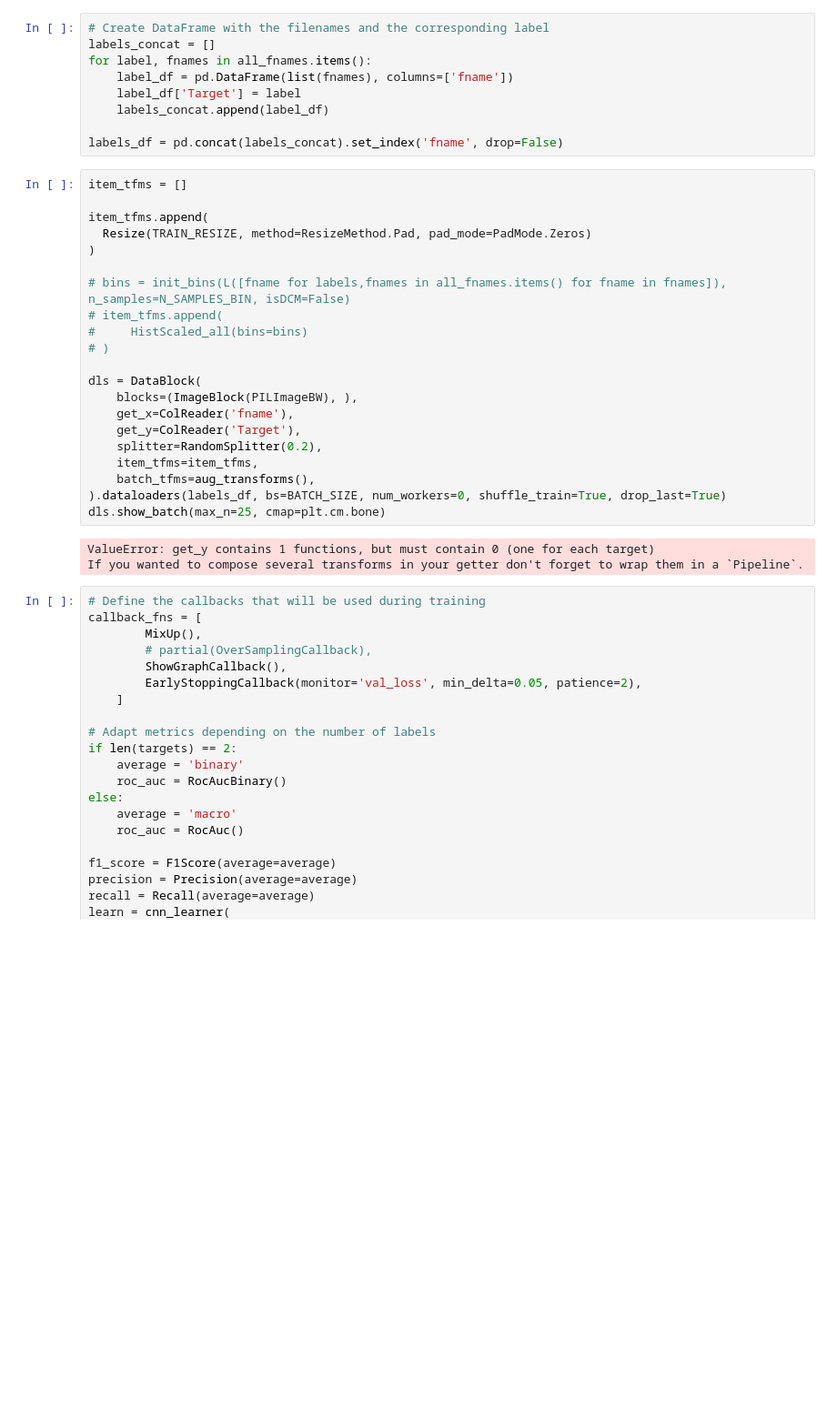
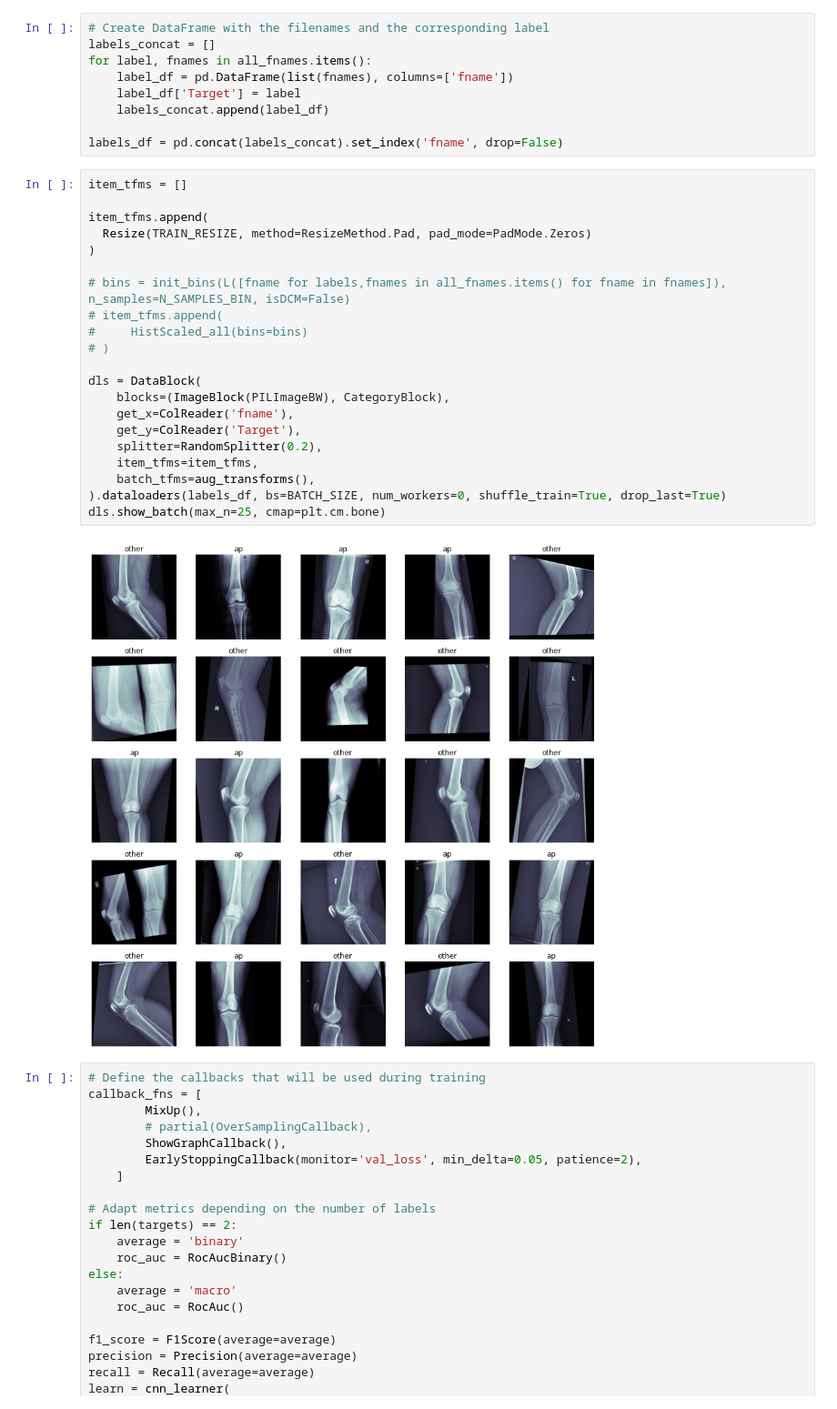
Before and after one commit to lluissalord/radiology_ai, a Jupyter notebook: 1_classify_OOS_images.ipynb, the cells around one changed output. Shown at 91% size. Saved outputs shown, nothing was run; the diff lists cells and outputs as text; blank space fills up the shorter version.

```diff
--- a/1_classify_OOS_images.ipynb
+++ b/1_classify_OOS_images.ipynb
@@ -138,27 +139,26 @@ labels_df = pd.concat(labels_concat).set_index('fname', drop=False)
 # %%
 item_tfms = []
 
 item_tfms.append(
   Resize(TRAIN_RESIZE, method=ResizeMethod.Pad, pad_mode=PadMode.Zeros)
 )
 
 # bins = init_bins(L([fname for labels,fnames in all_fnames.items() for fname in fnames]), n_samples=N_SAMPLES_BIN, isDCM=False)
 # item_tfms.append(
 #     HistScaled_all(bins=bins)
 # )
 
 dls = DataBlock(
-    blocks=(ImageBlock(PILImageBW), ),
+    blocks=(ImageBlock(PILImageBW), CategoryBlock),
     get_x=ColReader('fname'),
     get_y=ColReader('Target'),
     splitter=RandomSplitter(0.2),
     item_tfms=item_tfms,
     batch_tfms=aug_transforms(),
 ).dataloaders(labels_df, bs=BATCH_SIZE, num_workers=0, shuffle_train=True, drop_last=True)
 dls.show_batch(max_n=25, cmap=plt.cm.bone)
 # %% [output]
-ValueError: get_y contains 1 functions, but must contain 0 (one for each target)
-If you wanted to compose several transforms in your getter don't forget to wrap them in a `Pipeline`.
+[figure, added]
 # %%
 # Define the callbacks that will be used during training
 callback_fns = [
```
Also changed, not shown: parts of 9 cells of this notebook, 1 other file.
